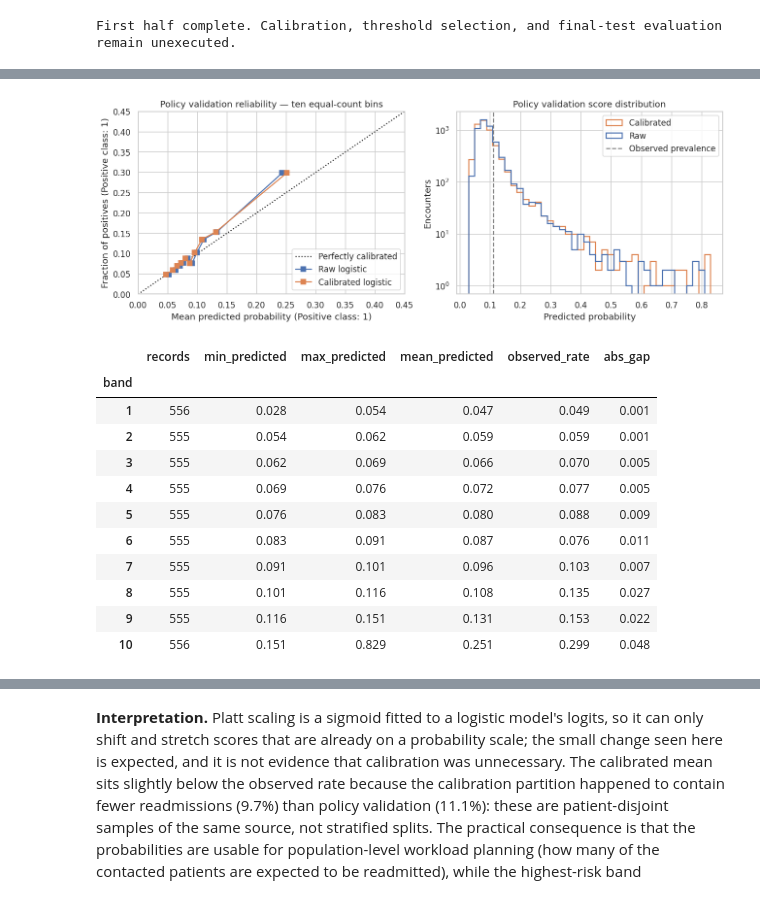
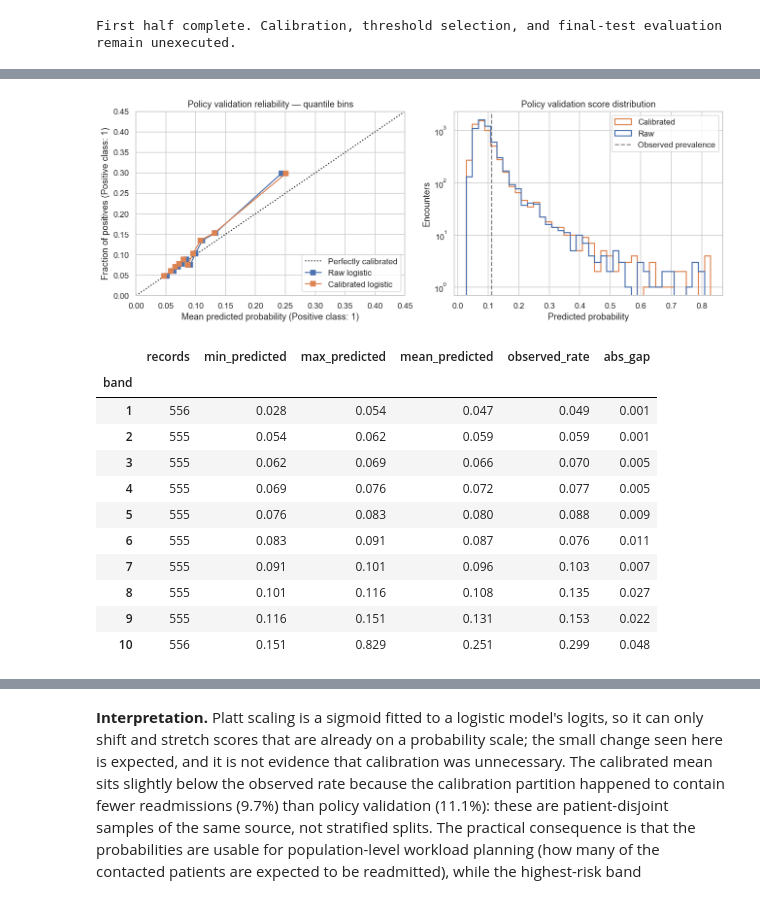
Before and after one commit to leaabj/healthcare_ai, a Jupyter notebook: Diabetes_Readmission_RAI_Skeleton.ipynb, the cells around one changed output, grey strips where cells are left out. Drawn from its saved outputs; the diff is of its cells as text; code cells hidden in the pictures.

```diff
--- a/Diabetes_Readmission_RAI_Skeleton.ipynb
+++ b/Diabetes_Readmission_RAI_Skeleton.ipynb
@@ -772,21 +772,21 @@ Calibration partition: 5,422 encounters, 525 positives, prevalence 9.68%
 # %%
 fig, axes = plt.subplots(1, 2, figsize=(12, 4.5))
 for name in ["Raw logistic", "Calibrated logistic"]:
     CalibrationDisplay.from_predictions(y_policy, policy_scores[name], n_bins=10, strategy="quantile", name=name, ax=axes[0])
-axes[0].set(title="Policy validation reliability — ten equal-count bins", xlim=(0, 0.45), ylim=(0, 0.45))
+axes[0].set(title="Policy validation reliability — quantile bins", xlim=(0, 0.45), ylim=(0, 0.45))
 axes[1].hist([p_policy_raw, p_policy], bins=40, histtype="step", linewidth=1.5, label=["Raw", "Calibrated"])
 axes[1].axvline(y_policy.mean(), color="gray", linestyle="--", label="Observed prevalence")
 axes[1].set(title="Policy validation score distribution", xlabel="Predicted probability", ylabel="Encounters", yscale="log")
 axes[1].legend()
 fig.tight_layout()
 fig.savefig(ARTIFACT_DIR / "policy_reliability.png", bbox_inches="tight")
 plt.show()
 
 risk_bands = reliability_table(y_policy, p_policy)
 display(risk_bands.round(3))
 risk_bands.to_csv(ARTIFACT_DIR / "policy_risk_bands.csv")
 # %% [output]
-[figure, old version]
+[figure, new version]
 |  | records | min_predicted | max_predicted | mean_predicted | observed_rate | abs_gap |
 | band |  |  |  |  |  |  |
 | 1 | 556 | 0.028 | 0.054 | 0.047 | 0.049 | 0.001 |
```
Also changed, not shown: parts of 5 cells of this notebook, 4 other files.
